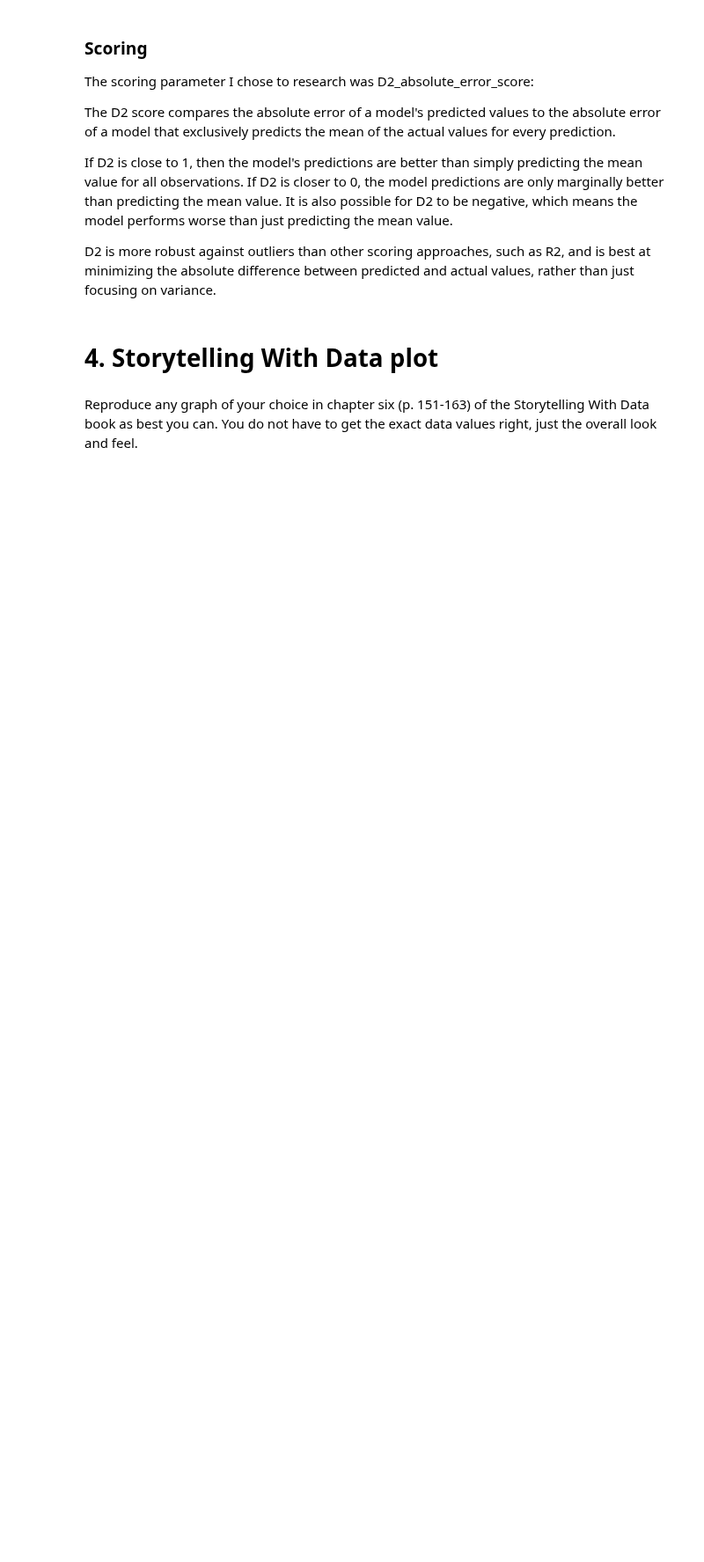
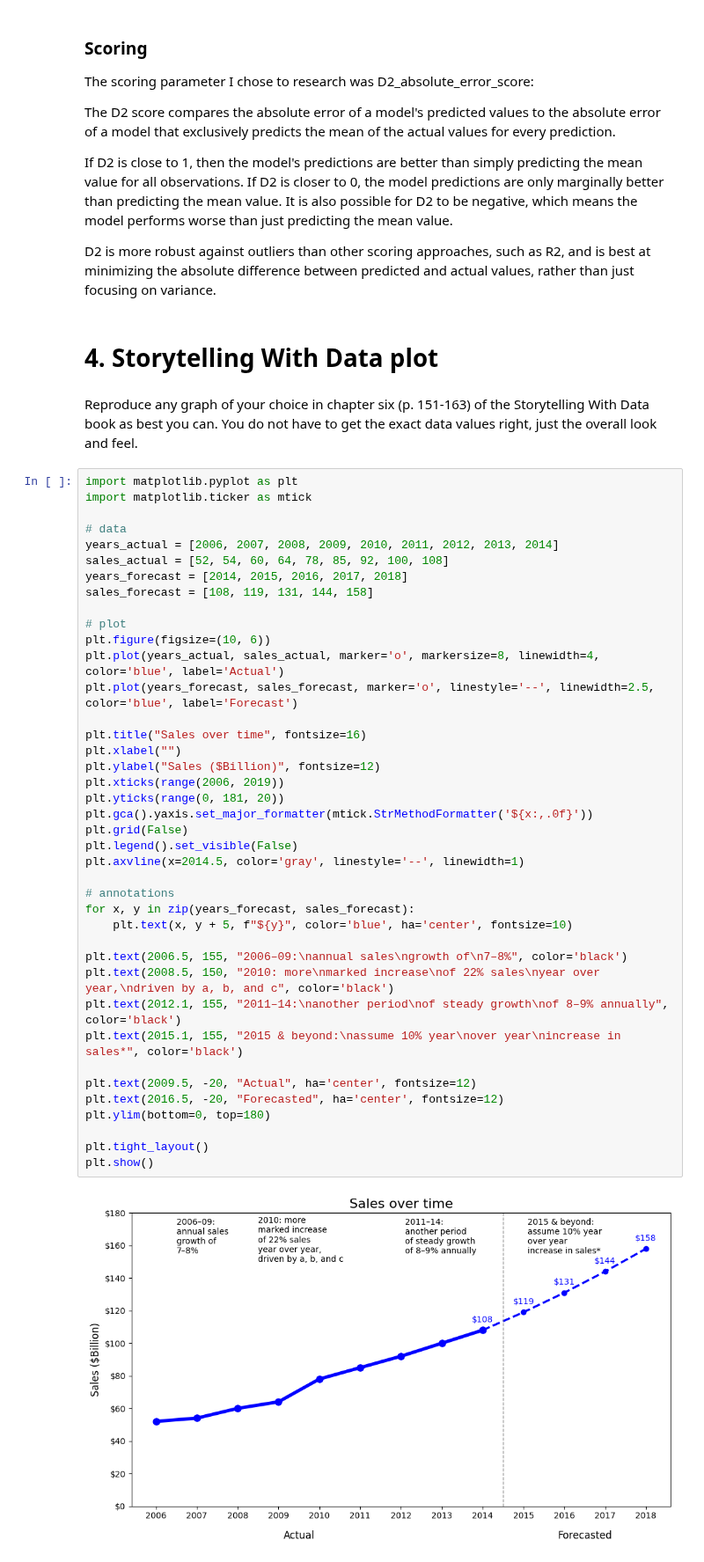
Before and after one commit to alr6qr/2025-spring-B2, a Jupyter notebook: Week10.ipynb, the cells around one changed output. Shown at 88% size. Cells and saved outputs as stored; diff of their text form; blank space fills up the shorter version.

```diff
--- a/Week10.ipynb
+++ b/Week10.ipynb
@@ -225,3 +225,45 @@ D2 is more robust against outliers than other scoring approaches, such as R2, an
 # 4. Storytelling With Data plot
 # %% [markdown]
 Reproduce any graph of your choice in chapter six (p. 151-163) of the Storytelling With Data book as best you can. You do not have to get the exact data values right, just the overall look and feel.
+# %%
+import matplotlib.pyplot as plt
+import matplotlib.ticker as mtick
+
+# data
+years_actual = [2006, 2007, 2008, 2009, 2010, 2011, 2012, 2013, 2014]
+sales_actual = [52, 54, 60, 64, 78, 85, 92, 100, 108]
+years_forecast = [2014, 2015, 2016, 2017, 2018]
+sales_forecast = [108, 119, 131, 144, 158]
+
+# plot
+plt.figure(figsize=(10, 6))
+plt.plot(years_actual, sales_actual, marker='o', markersize=8, linewidth=4, color='blue', label='Actual')
+plt.plot(years_forecast, sales_forecast, marker='o', linestyle='--', linewidth=2.5, color='blue', label='Forecast')
+
+plt.title("Sales over time", fontsize=16)
+plt.xlabel("")
+plt.ylabel("Sales ($Billion)", fontsize=12)
+plt.xticks(range(2006, 2019))
+plt.yticks(range(0, 181, 20))
+plt.gca().yaxis.set_major_formatter(mtick.StrMethodFormatter('${x:,.0f}'))
+plt.grid(False)
+plt.legend().set_visible(False)
+plt.axvline(x=2014.5, color='gray', linestyle='--', linewidth=1)
+
+# annotations
+for x, y in zip(years_forecast, sales_forecast):
+    plt.text(x, y + 5, f"${y}", color='blue', ha='center', fontsize=10)
+
+plt.text(2006.5, 155, "2006–09:\nannual sales\ngrowth of\n7–8%", color='black')
+plt.text(2008.5, 150, "2010: more\nmarked increase\nof 22% sales\nyear over year,\ndriven by a, b, and c", color='black')
+plt.text(2012.1, 155, "2011–14:\nanother period\nof steady growth\nof 8–9% annually", color='black')
+plt.text(2015.1, 155, "2015 & beyond:\nassume 10% year\nover year\nincrease in sales*", color='black')
+
+plt.text(2009.5, -20, "Actual", ha='center', fontsize=12)
+plt.text(2016.5, -20, "Forecasted", ha='center', fontsize=12)
+plt.ylim(bottom=0, top=180)
+
+plt.tight_layout()
+plt.show()
+# %% [output]
+[figure, added]
```
Also changed, not shown: 3 other files.
